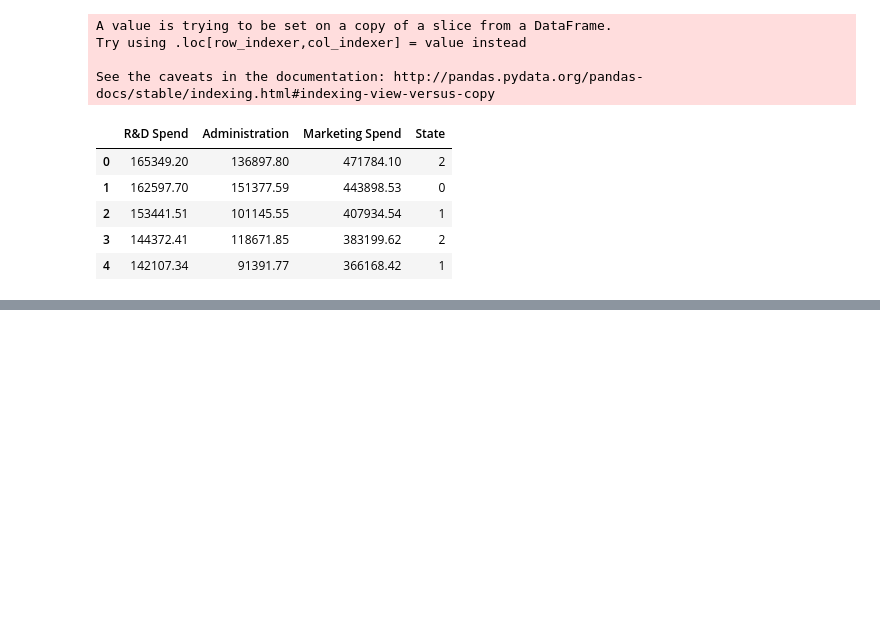
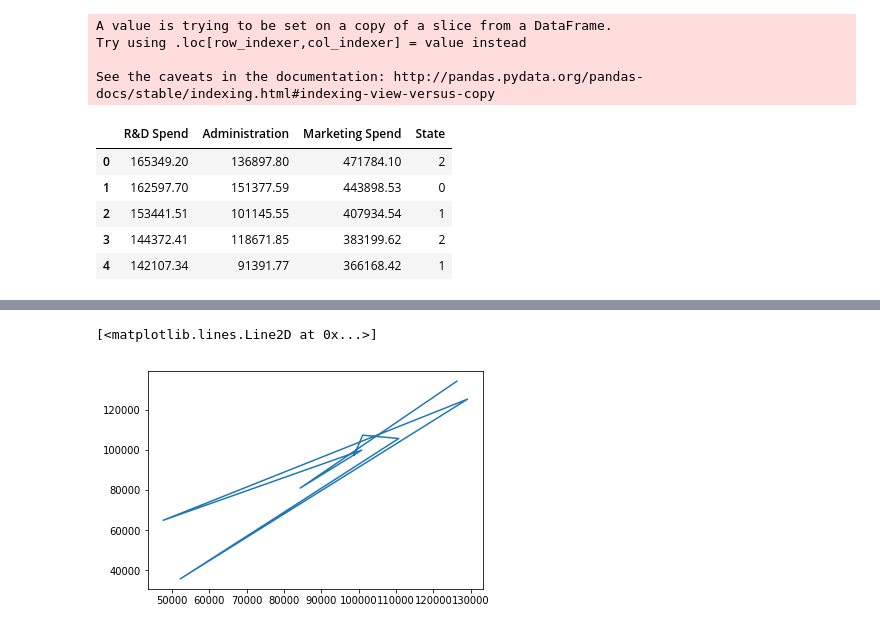
Before and after one commit to DiptoChakrabarty/LW-Daily-Codes, a Jupyter notebook: Day 8/MV_LR.ipynb, the cells around one changed output, grey strips where cells are left out. Cells and saved outputs as stored; diff of their text form; code cells hidden in the pictures; blank space fills up the shorter version.

```diff
--- a/Day 8/MV_LR.ipynb
+++ b/Day 8/MV_LR.ipynb
@@ -44,0 +102,5 @@ X.head()
+# %%
+plt.plot(y_pred,y_test)
+# %% [output]
+[<matplotlib.lines.Line2D at 0x...>]
+[figure, added]
```
Also changed, not shown: parts of 18 cells of this notebook, 17 other files.
